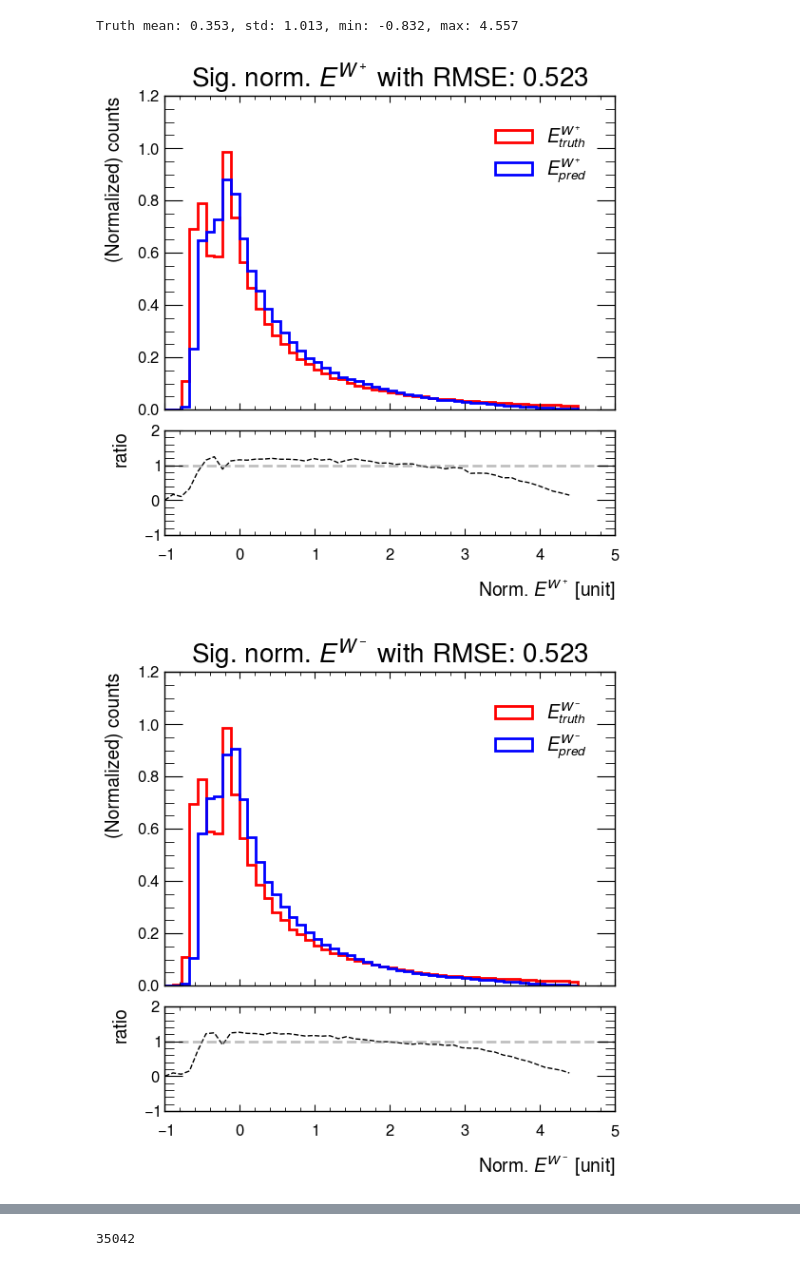
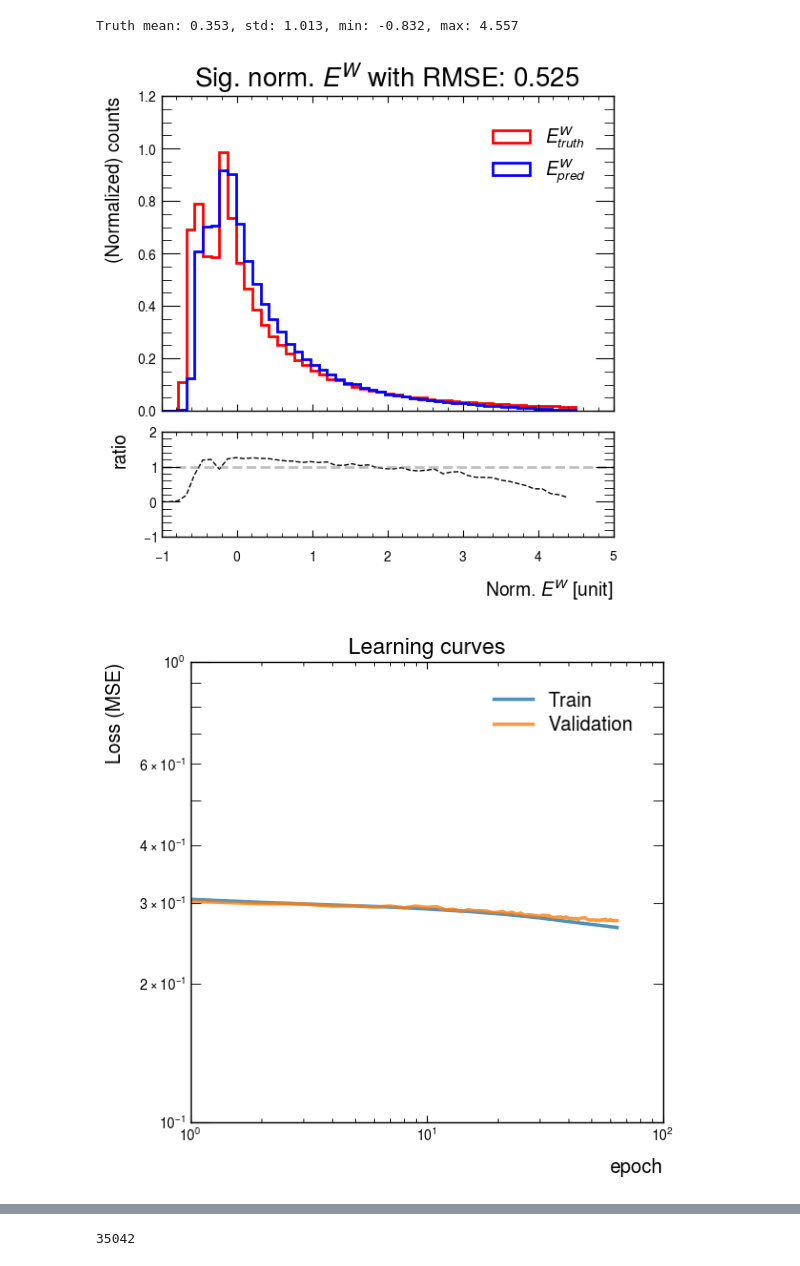
Before and after one commit to yygarypeng/QE-mls, a Jupyter notebook: DNN_modified_w_e.ipynb, the cells around one changed output, grey strips where cells are left out. Saved outputs shown, nothing was run; the diff lists cells and outputs as text; code cells hidden in the pictures.

```diff
--- a/DNN_modified_w_e.ipynb
+++ b/DNN_modified_w_e.ipynb
@@ -97,7 +97,8 @@ print("obs_kin shape:", obs_kin.shape)
 print(obs_kin.head(3))
 print()
 
-int_kin = pd.concat([w_p["w_p_e"], w_m["w_m_e"]], axis=1)[mask]
+# int_kin = pd.concat([w_p["w_p_e"], w_m["w_m_e"]], axis=1)[mask]
+int_kin = pd.concat([w_p["w_p_e"]], axis=1)[mask]
 print(type(int_kin))
 print("int_kin shape:", int_kin.shape)
 print(int_kin.head(3))
@@ -342,40 +340,40 @@ Truth mean: 0.353, std: 1.013, min: -0.832, max: 4.557
 # %%
 range = [-1, 4.5]
 
 plot.plot_hist(
     [sig_truth[:, 0], sig_pred[:, 0]],
-    [r"$E_{truth}^{W^+}$", r"$E_{pred}^{W^+}$"],
-    r"Sig. norm. $E^{W^+}$"
+    [r"$E_{truth}^{W}$", r"$E_{pred}^{W}$"],
+    r"Sig. norm. $E^{W}$"
     + f" with RMSE: {np.sqrt(mean_squared_error(sig_truth[:,0], sig_pred[:,0])):.3f}",
     range=range,
-    xlabel=r"Norm. $E^{W^+}$ [unit]",
+    xlabel=r"Norm. $E^{W}$ [unit]",
 )
 
-plot.plot_hist(
-    [sig_truth[:, 1], sig_pred[:, 1]],
-    [r"$E_{truth}^{W^-}$", r"$E_{pred}^{W^-}$"],
-    r"Sig. norm. $E^{W^-}$"
-    + f" with RMSE: {np.sqrt(mean_squared_error(sig_truth[:,0], sig_pred[:,0])):.3f}",
-    range=range,
-    xlabel=r"Norm. $E^{W^-}$ [unit]",
-)
+# plot.plot_hist(
+#     [sig_truth[:, 1], sig_pred[:, 1]],
+#     [r"$E_{truth}^{W^-}$", r"$E_{pred}^{W^-}$"],
+#     r"Sig. norm. $E^{W^-}$"
+#     + f" with RMSE: {np.sqrt(mean_squared_error(sig_truth[:,0], sig_pred[:,0])):.3f}",
+#     range=range,
+#     xlabel=r"Norm. $E^{W^-}$ [unit]",
+# )
 
 plot.plot_loss_history(history, logx=True, logy=True)
 
 plot.plot_2d_histogram(
     sig_truth[:, 0],
     sig_pred[:, 0],
-    r"Sig. $E^{W^+}$ "
+    r"Sig. $E^{W}$ "
     + f"with Pearson coeff: {sp.stats.pearsonr(sig_truth[:,0], sig_pred[:,0])[0]:.3f}",
     range=range,
 )
-plot.plot_2d_histogram(
-    sig_truth[:, 1],
-    sig_pred[:, 1],
-    r"Sig. $E^{W^-}$ "
-    + f"with Pearson coeff: {sp.stats.pearsonr(sig_truth[:,1], sig_pred[:,1])[0]:.3f}",
-    range=range,
-)
+# plot.plot_2d_histogram(
+#     sig_truth[:, 1],
+#     sig_pred[:, 1],
+#     r"Sig. $E^{W^-}$ "
+#     + f"with Pearson coeff: {sp.stats.pearsonr(sig_truth[:,1], sig_pred[:,1])[0]:.3f}",
+#     range=range,
+# )
 # %% [output]
-[figure, old version]
+[figure, new version]
-[figure, old version]
+[figure, new version]
```
Also changed, not shown: parts of 8 cells of this notebook, 13 other files.
